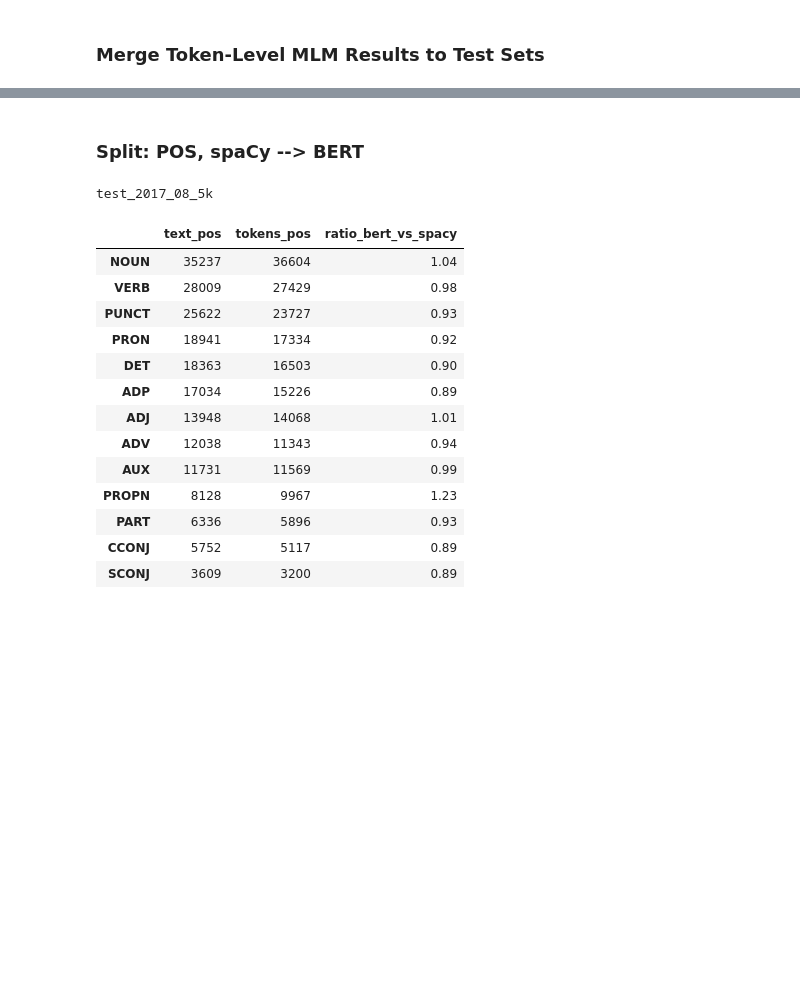
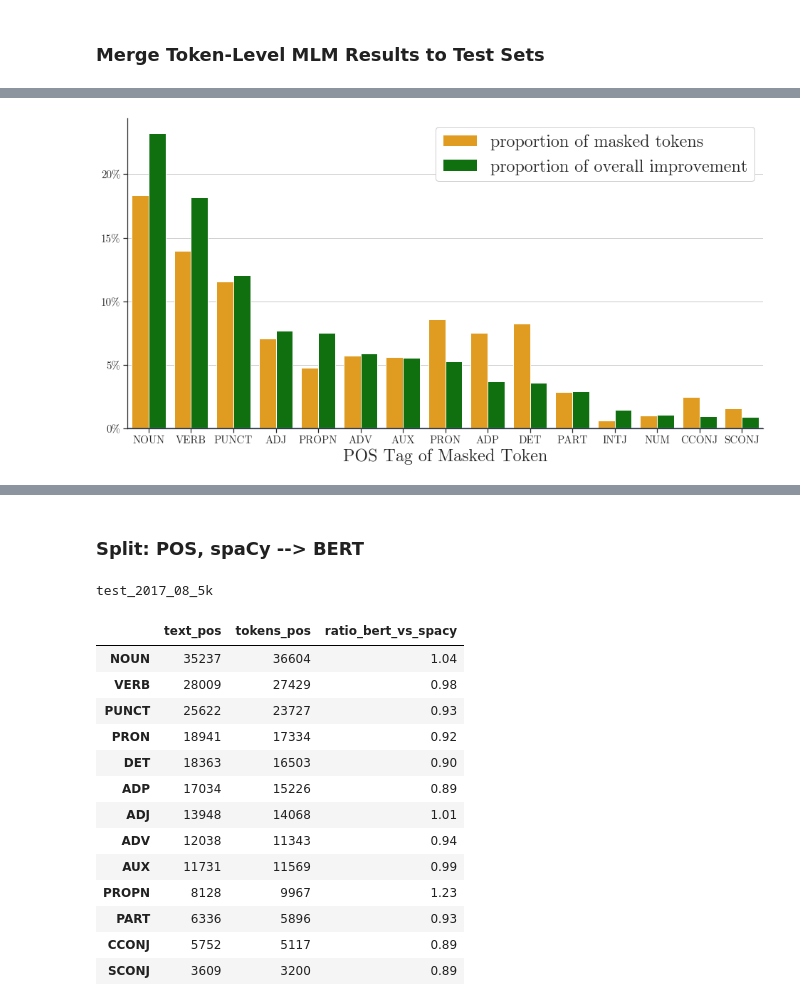
Before and after one commit to paul-rottger/gab-language-change, a Jupyter notebook: 5_evaluation/mlm/token_level_mlm_evaluation.ipynb, the cells around one changed output, grey strips where cells are left out. Drawn from its saved outputs; the diff is of its cells as text; code cells hidden in the pictures; blank space fills up the shorter version.

```diff
--- a/5_evaluation/mlm/token_level_mlm_evaluation.ipynb
+++ b/5_evaluation/mlm/token_level_mlm_evaluation.ipynb
@@ -74,7 +116,11 @@ for test_set in full_df_dict:
     for result in sorted(mlm_results_dict):
         if test_set in result:
             if mlm_results_dict[result].shape[0] == n_rows:
-                full_df_dict[test_set] = full_df_dict[test_set].merge(mlm_results_dict[result]["ce_loss"].rename("ce_{}".format(re.search("bert-(.*?)-test(.*?)",result).group(1))),
+                if ("base" in result) or ("rand_1m" in result):
+                    full_df_dict[test_set] = full_df_dict[test_set].merge(mlm_results_dict[result]["ce_loss"].rename("ce_{}".format(re.search("bert-(.*?)-test(.*?)",result).group(1))),
                                                                               how="inner", left_index=True, right_index=True)
+                else:
+                    full_df_dict[test_set] = full_df_dict[test_set].merge(mlm_results_dict[result]["ce_loss"].rename("ce_match_1m"),
+                                                          how="inner", left_index=True, right_index=True)
             else:
                 print(f"{result} results do not match number of rows in test set")
@@ -80,0 +137,2 @@ for test_set in full_df_dict:
+# %%
+overall_df = pd.concat(full_df_dict.values(), ignore_index=True)
@@ -80,0 +141,11 @@ for test_set in full_df_dict:
+# %%
+valid_pos={}
+
+valid_pos["PART"]=["to", "'", "not", "s", "’"]
+valid_pos["PUNCT"] = list(string.punctuation + "’" + "“"+ "”" + "‘" + "—")
+valid_pos["CCONJ"] = ['and', 'but', 'or', '&', 'either', 'so', 'nor', 'both', 'plus', 'yet', 'neither']
+
+for pos in valid_pos:
+    mask = (overall_df.masked_token_pos == pos)&(overall_df.masked_token_text.apply(lambda x: x not in valid_pos[pos]))
+    print(f"dropping {mask.sum()} invalid {pos} tokens")
+    overall_df = overall_df[~mask]
@@ -80,0 +202,44 @@ for test_set in full_df_dict:
+# %%
+### Plot: Double Bar - Proportion of Tokens & Proportion of Improvement
+
+sns.set_theme(font="CMU Serif", style="ticks", font_scale=1.1)
+matplotlib.rcParams['axes.unicode_minus'] = False
+
+
+calc_df["prop_token"] = calc_df.iloc[:,0]/calc_df.iloc[:,0].sum()
+calc_df["prop_improvement"] = calc_df.iloc[:,1]/calc_df.iloc[:,1].sum()
+tidy_df = calc_df[["prop_token", "prop_improvement"]].sort_values("prop_improvement", ascending=False).reset_index().melt(id_vars="masked_token_pos").rename(columns=str.title)
+
+fig, ax = plt.subplots(figsize=(16, 8))
+
+# show grid behind bars
+ax.set_axisbelow(True)
+ax.grid(which="both")
+
+# set y axis to pct
+ax.yaxis.set_major_formatter(mtick.PercentFormatter(1.0, decimals = 0))
+
+# create seaborn plot
+colors = ["orange", "green"]
+ax=sns.barplot(x='Masked_Token_Pos', y='Value', hue='Variable', data=tidy_df, ax=ax, palette=sns.color_palette(colors))
+
+# set x and y labels
+ax.set(xlabel='POS Tag of Masked Token', ylabel='')
+
+# configure legend
+legend = ax.legend(framealpha=1,  prop={'size': 24})
+legend.get_texts()[0].set_text("proportion of masked tokens")
+legend.get_texts()[1].set_text("proportion of overall improvement")
+
+# set font sizes
+ax.xaxis.label.set_size(24)
+ax.tick_params(axis='x',labelsize= 15)
+ax.tick_params(axis='y',labelsize= 15)
+
+sns.despine(fig)
+
+ax.axhline()
+
+plt.show()
+# %% [output]
+[figure, added]
```
Also changed, not shown: parts of 27 cells of this notebook, 1 other file.
